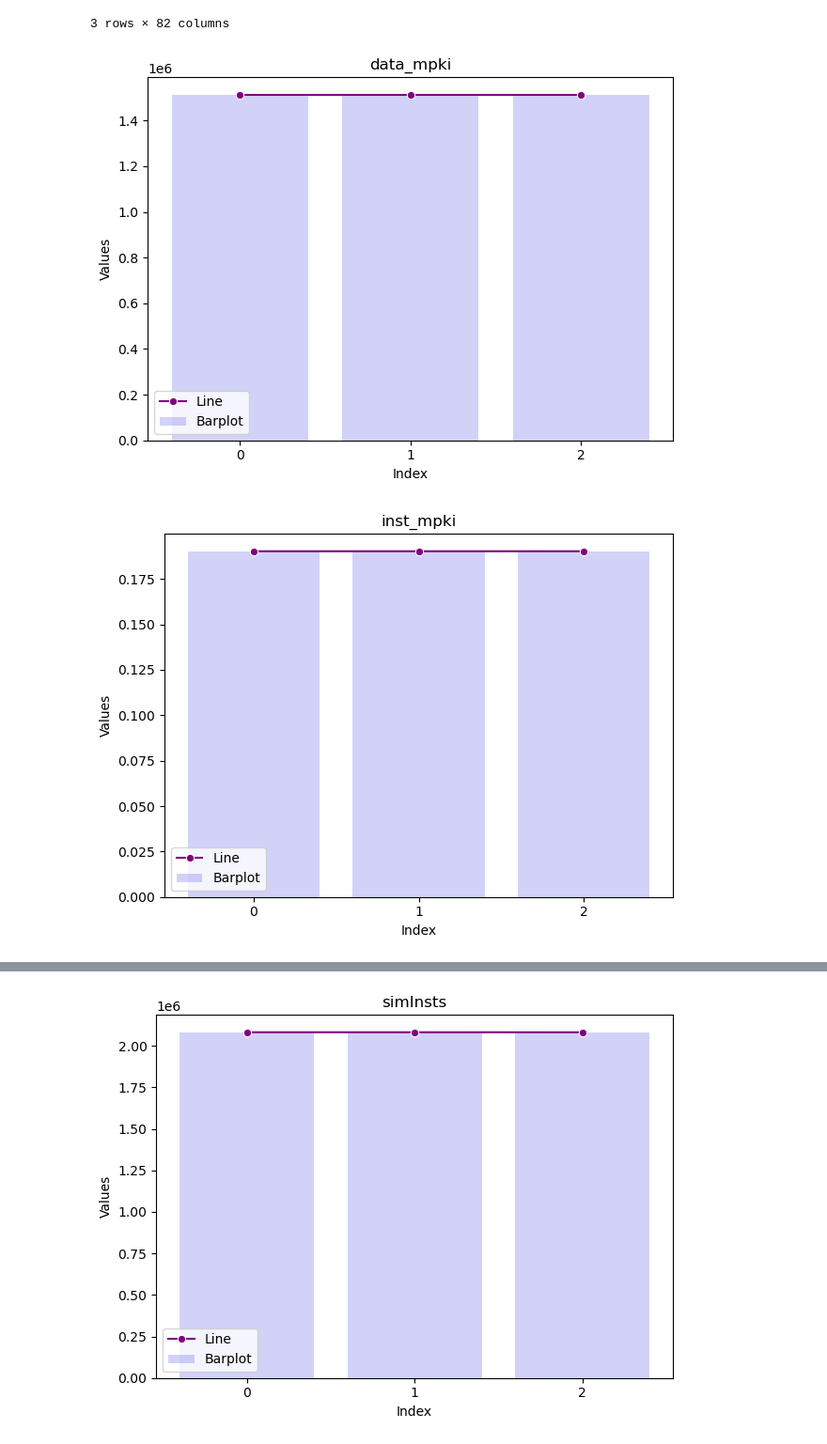
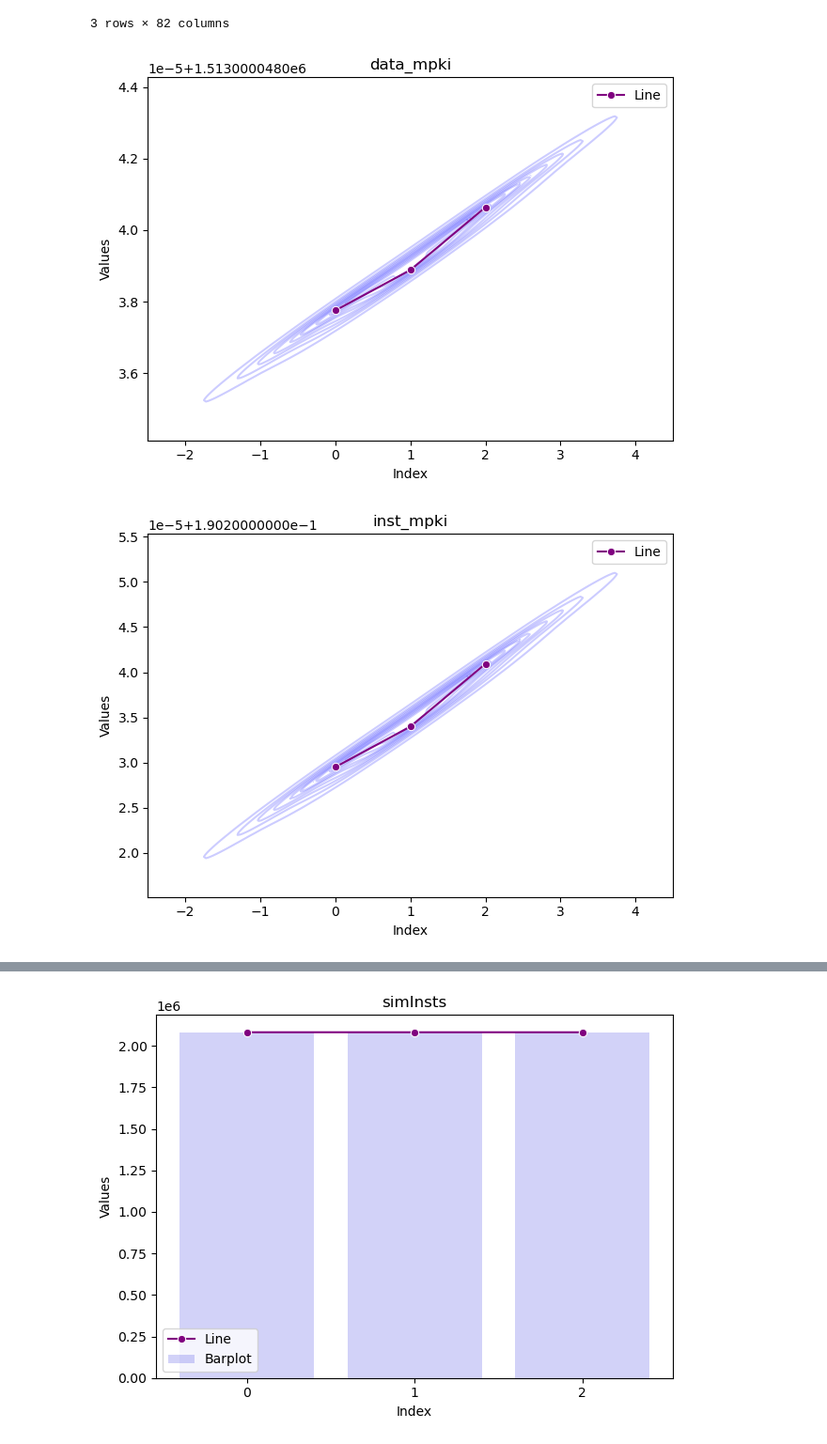
Before and after one commit to pixelated-explorer/data_llm-for-cpu, a Jupyter notebook: parse_viz.ipynb, the cells around one changed output, grey strips where cells are left out. Shown at 94% size. Saved outputs shown, nothing was run; the diff lists cells and outputs as text; code cells hidden in the pictures.

```diff
--- a/parse_viz.ipynb
+++ b/parse_viz.ipynb
@@ -134,20 +134,22 @@ df.head()
 # %%
 # most important graphs are here regarding those new variables.
 
 import matplotlib.pyplot as plt
 import seaborn as sns
 
+
+# i think kde plots are cool for showing concentrations but idk how they'll be at the moment.
+
 columns = ['data_mpki', 'inst_mpki', 'IPC']
-
 for column in columns:
     plt.figure()
-    sns.barplot(x=df.index, y=df[column], color='blue', label = 'Barplot', alpha=0.2)
+    sns.kdeplot(x=df.index, y=df[column], color='blue', label = 'Barplot', alpha=0.2)
     sns.lineplot(x=df.index, y=df[column], marker='o', color = 'purple', label = 'Line')
     plt.title(column)
     plt.xlabel('Index')
     plt.ylabel('Values')
     plt.tight_layout()
     plt.show()
 # %% [output]
-[figure, old version]
+[figure, new version]
-[figure, old version]
+[figure, new version]
```
Also changed, not shown: parts of 2 cells of this notebook, 1 other file.
